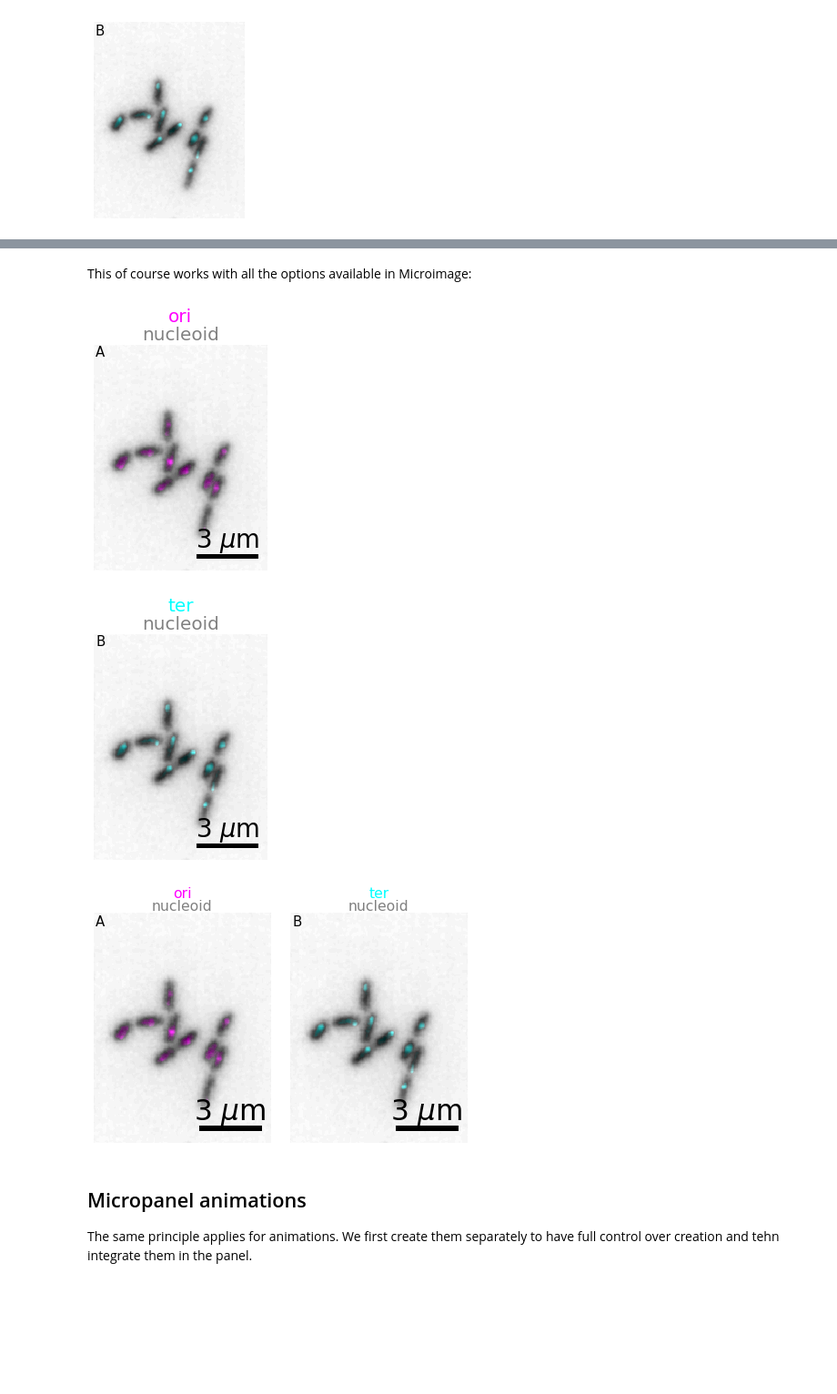
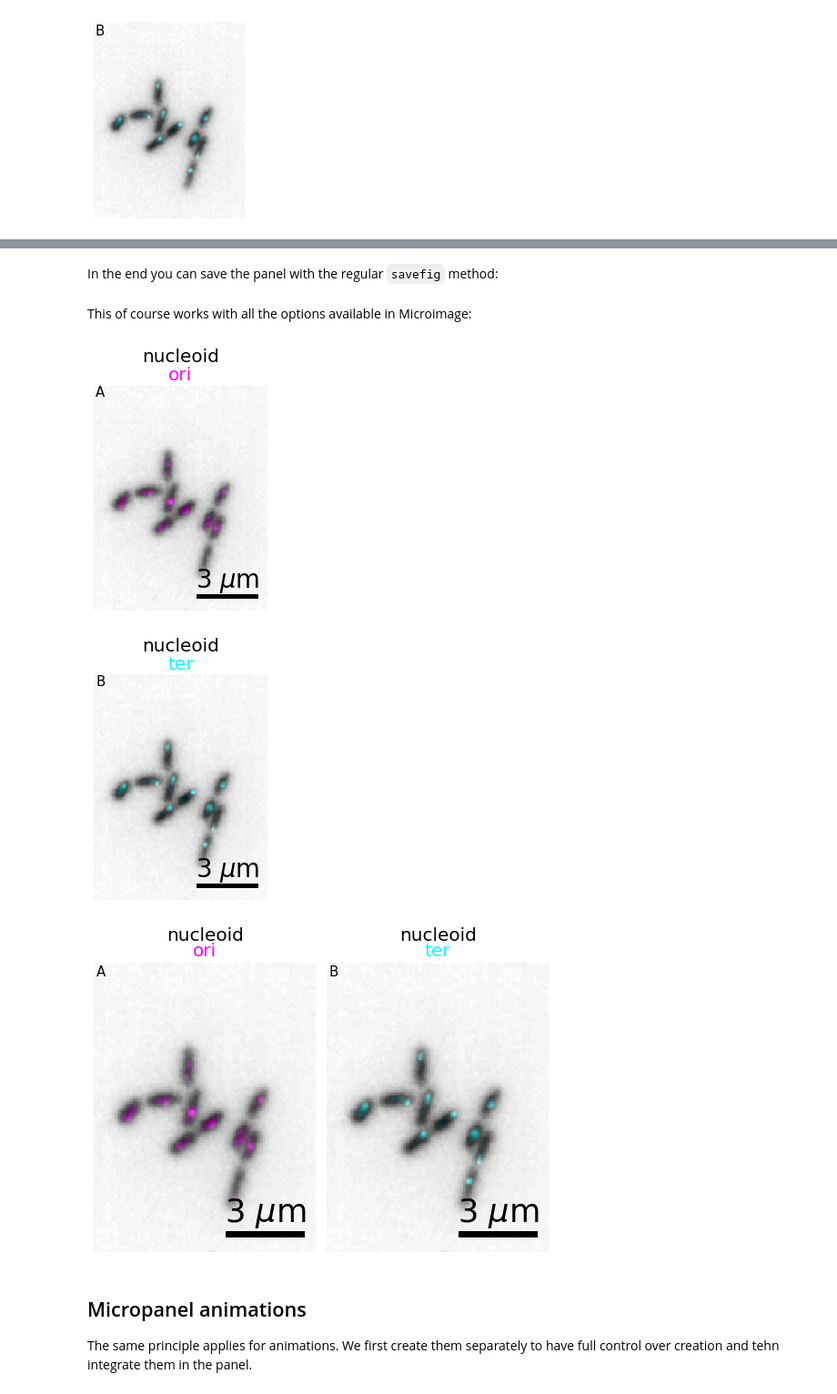
Before and after one commit to guiwitz/microfilm, a Jupyter notebook: _sources/notebooks/create_panels.ipynb, the cells around one changed output, grey strips where cells are left out. Shown at 91% size. Cells and saved outputs as stored; diff of their text form; code cells hidden in the pictures; blank space fills up the shorter version.

````diff
--- a/_sources/notebooks/create_panels.ipynb
+++ b/_sources/notebooks/create_panels.ipynb
@@ -41,3 +48,5 @@
+# %% [markdown]
+In the end you can save the panel with the regular ```savefig``` method:
 # %%
 micropanel.savefig('../illustrations/panel.png', bbox_inches = 'tight', pad_inches = 0, dpi=600)
 # %% [markdown]
@@ -46,28 +55,27 @@ This of course works with all the options available in Microimage:
 microim1 = microplot.microshow(images=[image[0, 10, :, :], image[1, 10, :, :]],
                                cmaps=['gray', 'pure_magenta'], flip_map=[True, False],
                                label_text='A', label_color='black', channel_label_show=True,
-                                channel_names=['nucleoid', 'ori'],
-                               scalebar_size_in_units=3,
+                               channel_names=['nucleoid', 'ori'], scalebar_size_in_units=3,
                               scalebar_unit_per_pix=0.05, scalebar_color='black', unit='um', fig_scaling=4)
 # %% [output]
-[figure, old version]
+[figure, new version]
 # %%
 microim2 = microplot.microshow(images=[image[0, 10, :, :], image[2, 10, :, :]],
                                cmaps=['gray', 'pure_cyan'], flip_map=[True, False],
                                label_text='B', label_color='black', channel_label_show=True,
                               channel_names=['nucleoid', 'ter'], scalebar_size_in_units=3,
-                              scalebar_unit_per_pix=0.05, scalebar_color='black', unit='um', fig_scaling=4,)
+                              scalebar_unit_per_pix=0.05, scalebar_color='black', unit='um', fig_scaling=4)
 # %% [output]
-[figure, old version]
+[figure, new version]
 # %%
-micropanel = microplot.Micropanel(rows=1, cols=2, figsize=[3*1.3, 3], margin=0.00)
+micropanel = microplot.Micropanel(rows=1, cols=2, margin=0.05)
 
 micropanel.add_element(pos=[0,0], microim=microim1)
 micropanel.add_element(pos=[0,1], microim=microim2)
 
 micropanel.add_channel_label(channel_label_size=0.04)
 # %% [output]
-[figure, old version]
+[figure, new version]
 # %% [markdown]
 ## Micropanel animations
 
````
Also changed, not shown: parts of 5 cells of this notebook, 41 other files.
